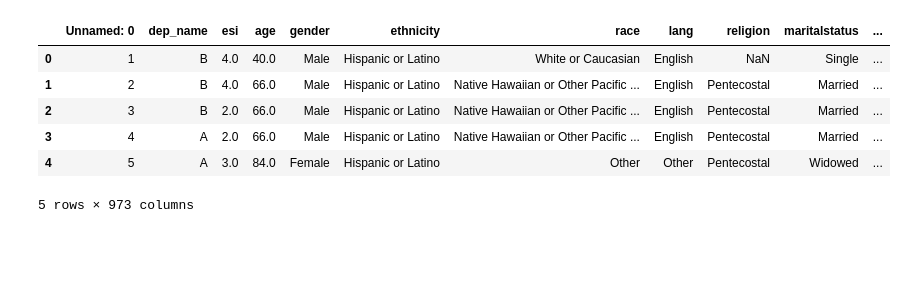
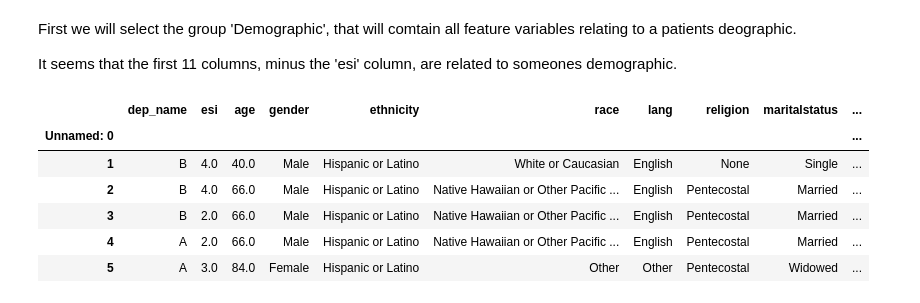
Before and after one commit to henrywo1fe/capstone-project-public, a Jupyter notebook: notebooks/01-data-loading-cleaning.ipynb, the cells around one changed output. Cells and saved outputs as stored; diff of their text form; code cells hidden in the pictures; blank space fills up the shorter version.

Commit message:
Started grouping feature variables

```diff
--- a/notebooks/01-data-loading-cleaning.ipynb
+++ b/notebooks/01-data-loading-cleaning.ipynb
@@ -5,0 +14,3 @@ rawdf = pd.read_csv('../data/raw/hospitaldf.csv')
+# %%
+# reading the data
+rawdfparquet = pd.read_parquet('../data/raw/rawdata.parquet')
@@ -5,0 +30,3 @@ rawdf = pd.read_csv('../data/raw/hospitaldf.csv')
+# %%
+# setting the index to be the 'Unnamed: 0' column
+rawdfparquet.set_index('Unnamed: 0', inplace=True)
@@ -6,10 +82,17 @@ rawdf = pd.read_csv('../data/raw/hospitaldf.csv')
+# %% [markdown]
+First we will select the group 'Demographic', that will comtain all feature variables relating to a patients deographic.
+
+It seems that the first 11 columns, minus the 'esi' column, are related to someones demographic.
+# %%
+# creating a DataFrame that only includes feature variables relating to a patient's demopgraphic
+rawdemdf = rawdfparquet.iloc[:, 0:10]
 # %%
-rawdf.head()
+rawdemdf.head()
 # %% [output]
-|  | Unnamed: 0 | dep_name | esi | age | gender | ethnicity | race | lang | religion | maritalstatus | ... |
-| 0 | 1 | B | 4.0 | 40.0 | Male | Hispanic or Latino | White or Caucasian | English | NaN | Single | ... |
-| 1 | 2 | B | 4.0 | 66.0 | Male | Hispanic or Latino | Native Hawaiian or Other Pacific ... | English | Pentecostal | Married | ... |
-| 2 | 3 | B | 2.0 | 66.0 | Male | Hispanic or Latino | Native Hawaiian or Other Pacific ... | English | Pentecostal | Married | ... |
-| 3 | 4 | A | 2.0 | 66.0 | Male | Hispanic or Latino | Native Hawaiian or Other Pacific ... | English | Pentecostal | Married | ... |
-| 4 | 5 | A | 3.0 | 84.0 | Female | Hispanic or Latino | Other | Other | Pentecostal | Widowed | ... |
+|  | dep_name | esi | age | gender | ethnicity | race | lang | religion | maritalstatus | ... |
+| Unnamed: 0 |  |  |  |  |  |  |  |  |  | ... |
+| 1 | B | 4.0 | 40.0 | Male | Hispanic or Latino | White or Caucasian | English | None | Single | ... |
+| 2 | B | 4.0 | 66.0 | Male | Hispanic or Latino | Native Hawaiian or Other Pacific ... | English | Pentecostal | Married | ... |
+| 3 | B | 2.0 | 66.0 | Male | Hispanic or Latino | Native Hawaiian or Other Pacific ... | English | Pentecostal | Married | ... |
+| 4 | A | 2.0 | 66.0 | Male | Hispanic or Latino | Native Hawaiian or Other Pacific ... | English | Pentecostal | Married | ... |
+| 5 | A | 3.0 | 84.0 | Female | Hispanic or Latino | Other | Other | Pentecostal | Widowed | ... |
-5 rows × 973 columns
```
Also changed, not shown: parts of 10 cells of this notebook.
